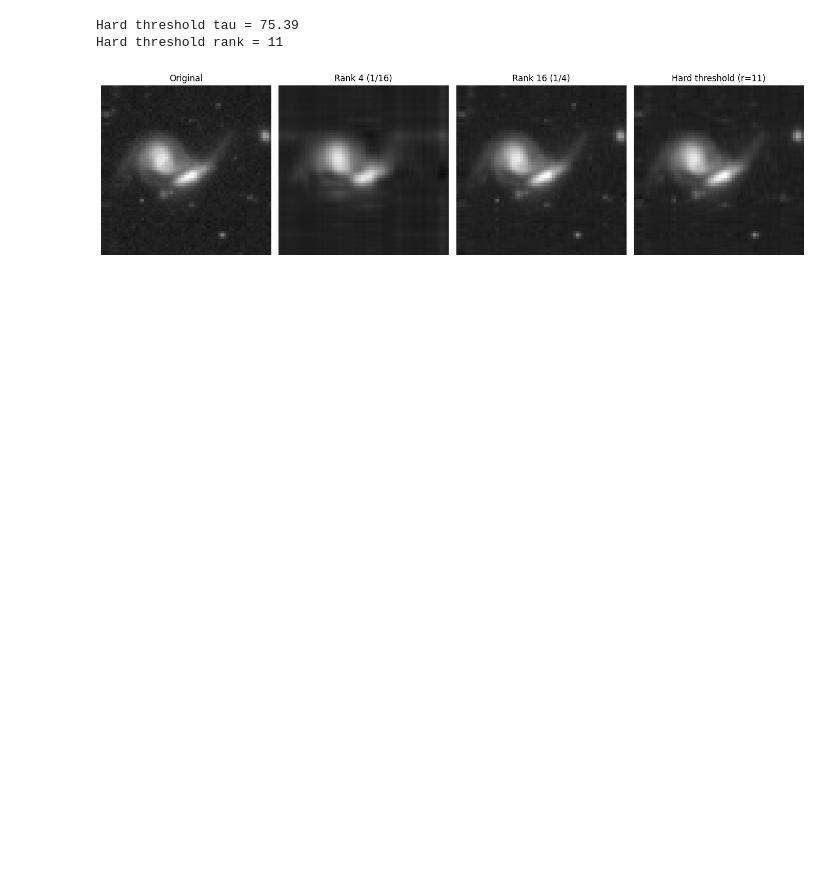
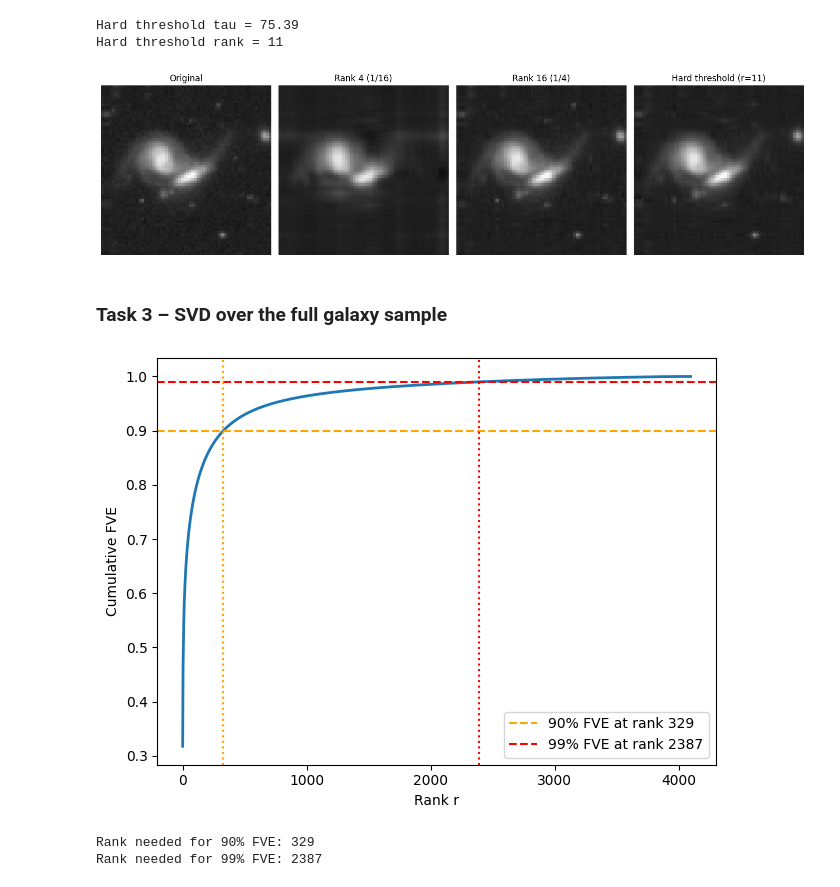
Before and after one commit to eiseleb47/DataScience, a Jupyter notebook: Worksheet_3/1-3.ipynb, the cells around one changed output. Drawn from its saved outputs; the diff is of its cells as text; code cells hidden in the pictures; blank space fills up the shorter version.

```diff
--- a/Worksheet_3/wks_3.ipynb
+++ b/Worksheet_3/1-3.ipynb
@@ -140,3 +138,39 @@ plt.savefig('task2_reconstructions.png', dpi=150)
 plt.show()
 # %% [output]
 [figure]
+# %% [markdown]
+### Task 3 – SVD over the full galaxy sample
+# %%
+# First we build the matrix X
+N = len(images_gray)  # Number of images
+n_pix = 64 * 64 # Number of pixels
+
+X = images_gray.reshape(N, n_pix).T
+
+X_mean = X.mean(axis=1) # Need to set axis=1 to get mean of each pixel across all images, not just one value.
+
+X_centered = X - X_mean[:, np.newaxis] # We need to add a new axis to X_mean to make it (4096, 1) so that it can be broadcasted across all columns of X.
+# %%
+U, S, Vh = np.linalg.svd(X_centered, full_matrices=False)
+# %%
+# Copied from Task 2 to compute FVE and ranks for the full dataset
+r90 = np.searchsorted(fve(S), 0.90) + 1  # +1 because searchsorted is 0-indexed
+r99 = np.searchsorted(fve(S), 0.99) + 1
+
+plt.plot(np.arange(1, len(S)+1), fve(S), lw=2)
+plt.axhline(0.90, color='orange', linestyle='--', label=f'90% FVE at rank {r90}')
+plt.axhline(0.99, color='red',    linestyle='--', label=f'99% FVE at rank {r99}')
+plt.axvline(r90, color='orange', linestyle=':')
+plt.axvline(r99, color='red',    linestyle=':')
+plt.xlabel('Rank r')
+plt.ylabel('Cumulative FVE')
+plt.legend()
+plt.tight_layout()
+plt.show()
+
+print(f"Rank needed for 90% FVE: {r90}")
+print(f"Rank needed for 99% FVE: {r99}")
+# %% [output]
+[figure, added]
+Rank needed for 90% FVE: 329
+Rank needed for 99% FVE: 2387
```
Also changed, not shown: parts of 4 cells of this notebook.
